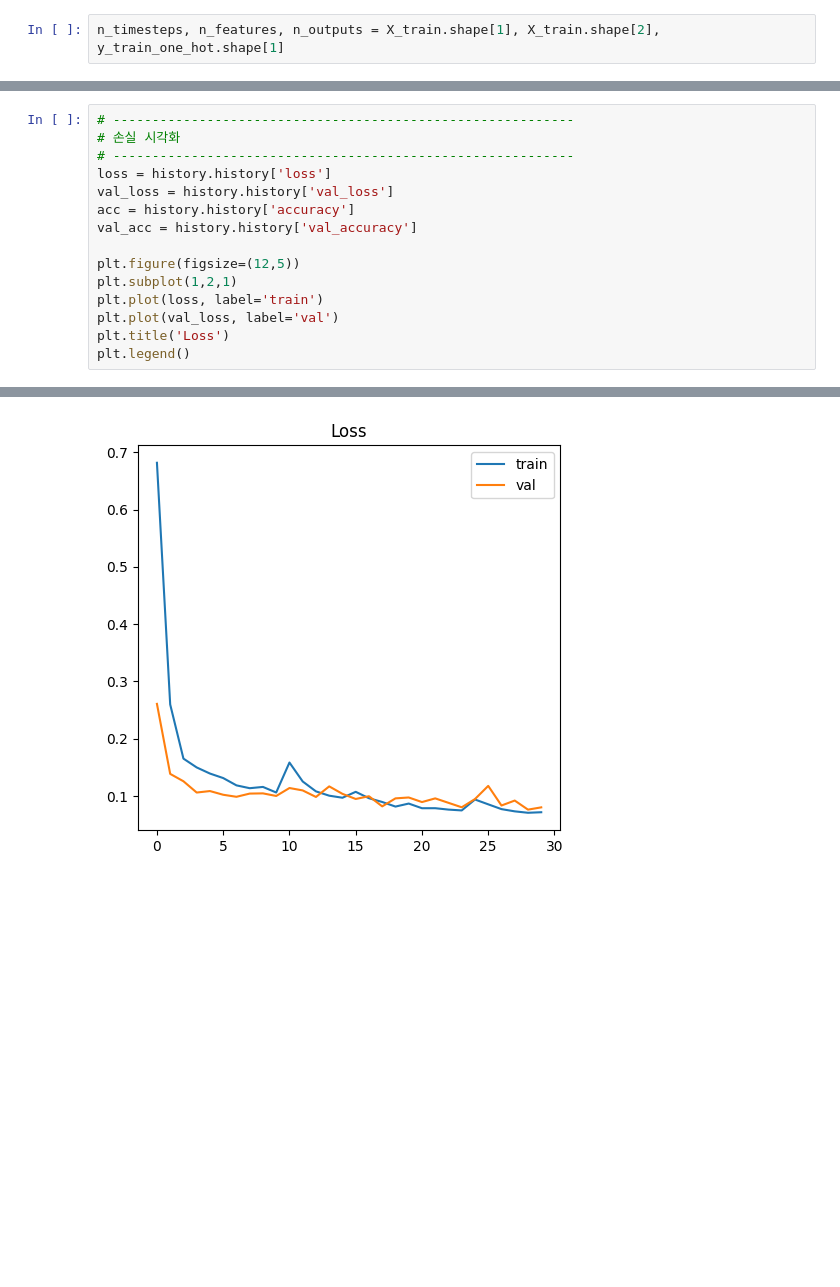
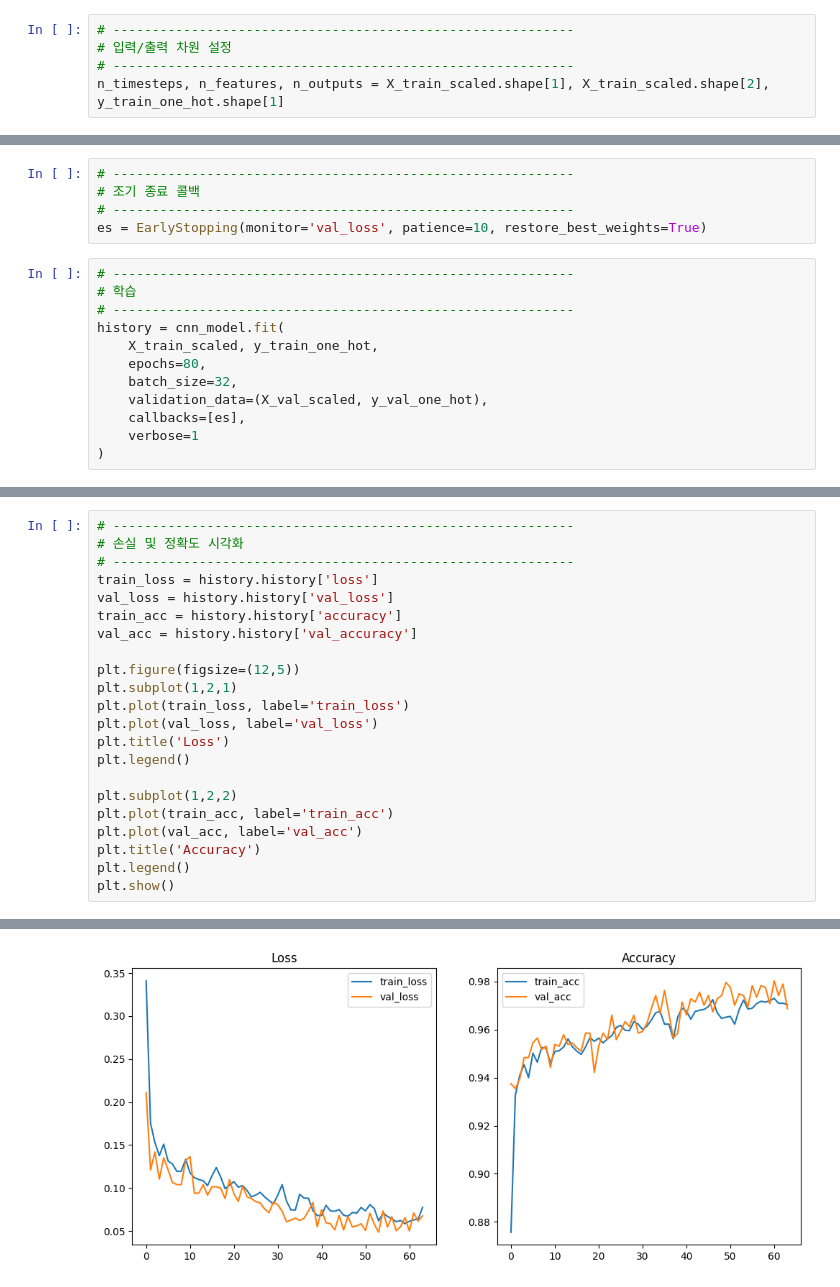
Before and after one commit to escapingLife/mashinePrograming, a Jupyter notebook: 10주차/Simple_CNN.ipynb, the cells around one changed output, grey strips where cells are left out. Cells and saved outputs as stored; diff of their text form; blank space fills up the shorter version.

```diff
--- a/10주차/Simple_CNN.ipynb
+++ b/10주차/Simple_CNN.ipynb
@@ -102,2 +104,5 @@ y_val: (1471, 1)
 # %%
-n_timesteps, n_features, n_outputs = X_train.shape[1], X_train.shape[2], y_train_one_hot.shape[1]
+# -----------------------------------------------------------
+# 입력/출력 차원 설정
+# -----------------------------------------------------------
+n_timesteps, n_features, n_outputs = X_train_scaled.shape[1], X_train_scaled.shape[2], y_train_one_hot.shape[1]
@@ -181,0 +172,17 @@ Epoch 30/30
+# %%
+# -----------------------------------------------------------
+# 조기 종료 콜백
+# -----------------------------------------------------------
+es = EarlyStopping(monitor='val_loss', patience=10, restore_best_weights=True)
+# %%
+# -----------------------------------------------------------
+# 학습
+# -----------------------------------------------------------
+history = cnn_model.fit(
+    X_train_scaled, y_train_one_hot,
+    epochs=80,
+    batch_size=32,
+    validation_data=(X_val_scaled, y_val_one_hot),
+    callbacks=[es],
+    verbose=1
+)
@@ -182,16 +207,23 @@ Epoch 30/30
 # %%
 # -----------------------------------------------------------
-# 손실 시각화
+# 손실 및 정확도 시각화
 # -----------------------------------------------------------
-loss = history.history['loss']
+train_loss = history.history['loss']
 val_loss = history.history['val_loss']
-acc = history.history['accuracy']
+train_acc = history.history['accuracy']
 val_acc = history.history['val_accuracy']
 
 plt.figure(figsize=(12,5))
 plt.subplot(1,2,1)
-plt.plot(loss, label='train')
-plt.plot(val_loss, label='val')
+plt.plot(train_loss, label='train_loss')
+plt.plot(val_loss, label='val_loss')
 plt.title('Loss')
 plt.legend()
+
+plt.subplot(1,2,2)
+plt.plot(train_acc, label='train_acc')
+plt.plot(val_acc, label='val_acc')
+plt.title('Accuracy')
+plt.legend()
+plt.show()
 # %% [output]
@@ -199 +230 @@ plt.legend()
-[figure, old version]
+[figure, new version]
```
Also changed, not shown: parts of 10 cells of this notebook.
